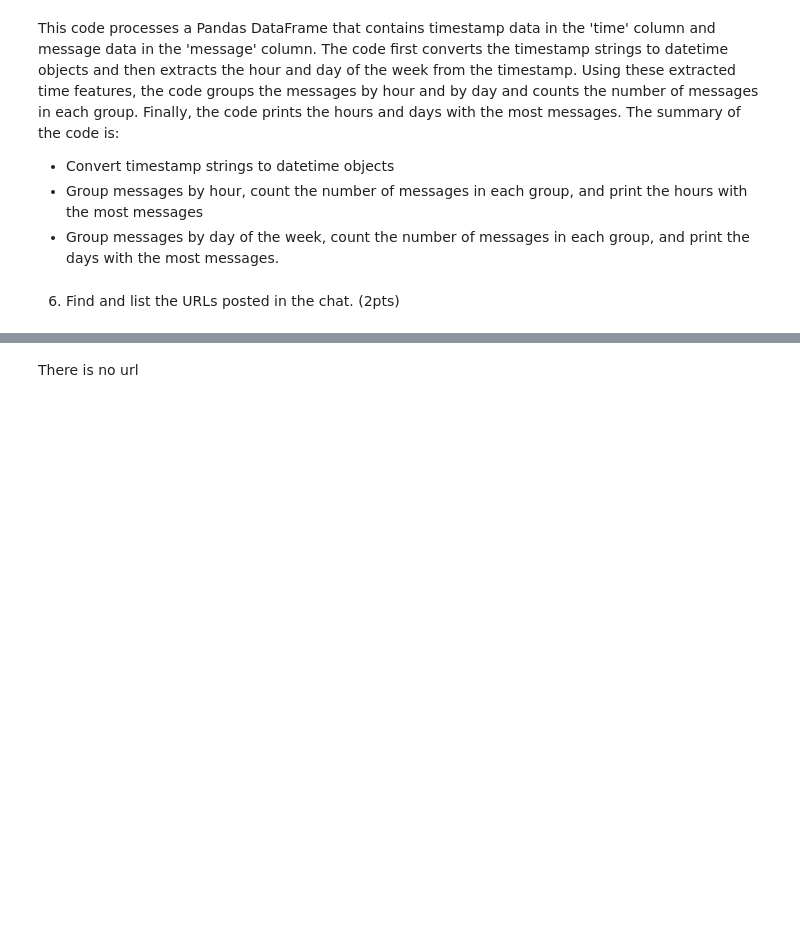
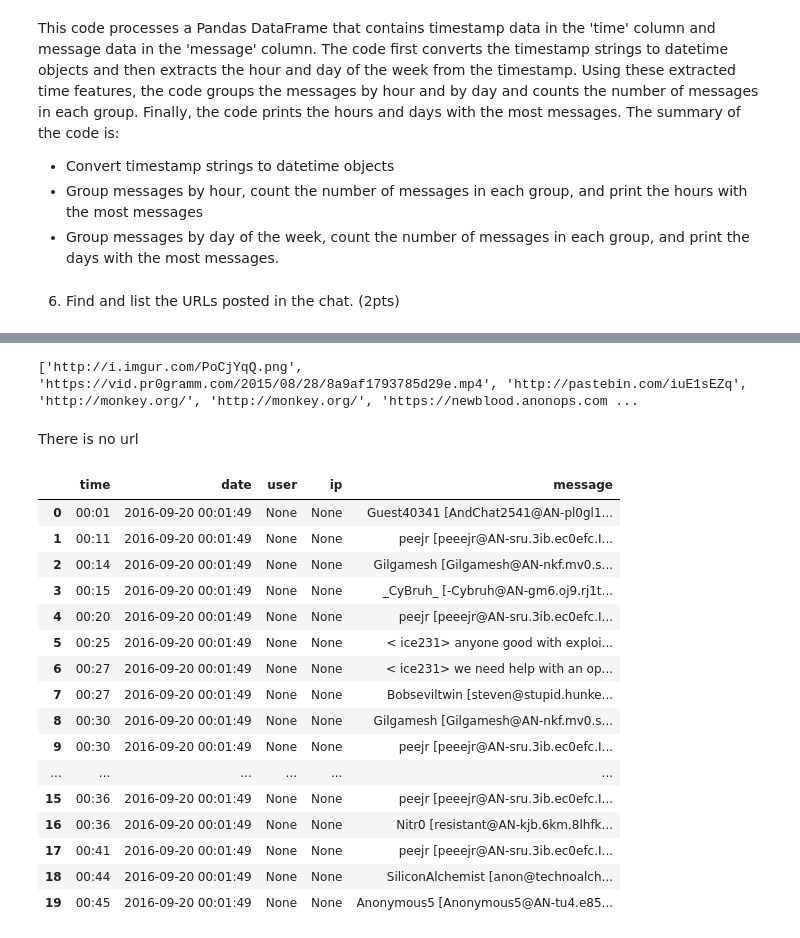
Before and after one commit to pchaumal/Data-Science-and-Machine-LearningProjects, a Jupyter notebook: hackers-log-analysis.ipynb, the cells around one changed output, grey strips where cells are left out. Drawn from its saved outputs; the diff is of its cells as text; code cells hidden in the pictures; blank space fills up the shorter version.

```diff
--- a/hackers-log-analysis.ipynb
+++ b/hackers-log-analysis.ipynb
@@ -326,2 +332,73 @@ print(urls)
+# %%
+import re
+
+# Define regular expression pattern to match URLs
+url_pattern = re.compile(r'http[s]?://(?:[a-zA-Z]|[0-9]|[$-_@.&+]|[!*\(\),]|(?:%[0-9a-fA-F][0-9a-fA-F]))+')
+
+# Create an empty list to store the URLs
+urls = []
+
+# Loop through each message in the dataframe
+for message in df['message']:
+    # Use the findall() method to extract all URLs from the message
+    urls_in_message = url_pattern.findall(message)
+
+    # If any URLs were found, add them to the list of URLs
+    if urls_in_message:
+        urls.extend(urls_in_message)
+
+# Print out the list of URLs
+print(urls)
+# %% [output]
+['http://i.imgur.com/PoCjYqQ.png', 'https://vid.pr0gramm.com/2015/08/28/8a9af1793785d29e.mp4', 'http://pastebin.com/iuE1sEZq', 'http://monkey.org/', 'http://monkey.org/', 'https://newblood.anonops.com ...
 # %% [markdown]
 There is no url
+# %%
+import pandas as pd
+import re
+
+# define a regular expression to extract the relevant information from each line of the log file
+pattern = r'--- Log opened (\w{3} \w{3} \d{2} \d{2}:\d{2}:\d{2} \d{4})'
+
+# read the log file into a list of dictionaries
+logs = []
+with open('/kaggle/input/hackers-log/hackers.log', encoding='utf-8', errors='replace') as f:
+    log_date = None  # variable to store the log date
+    for line in f:
+        match = re.search(pattern, line)
+        if match:
+            log_date = pd.to_datetime(match.group(1), format='%a %b %d %H:%M:%S %Y')
+        else:
+            match = re.search(r'(\d{2}:\d{2})', line)
+            if match:
+                time = match.group(1)
+                logs.append({
+                    'time': time,
+                    'date': log_date,
+                    'user': None,
+                    'ip': None,
+                    'message': line.strip(time + ' -!- ')
+                })
+
+# convert the list of dictionaries to a pandas DataFrame
+df = pd.DataFrame(logs)
+# %%
+df.head(20)
+# %% [output]
+|  | time | date | user | ip | message |
+| 0 | 00:01 | 2016-09-20 00:01:49 | None | None | Guest40341 [AndChat2541@AN-pl0gl1... |
+| 1 | 00:11 | 2016-09-20 00:01:49 | None | None | peejr [peeejr@AN-sru.3ib.ec0efc.I... |
+| 2 | 00:14 | 2016-09-20 00:01:49 | None | None | Gilgamesh [Gilgamesh@AN-nkf.mv0.s... |
+| 3 | 00:15 | 2016-09-20 00:01:49 | None | None | _CyBruh_ [-Cybruh@AN-gm6.oj9.rj1t... |
+| 4 | 00:20 | 2016-09-20 00:01:49 | None | None | peejr [peeejr@AN-sru.3ib.ec0efc.I... |
+| 5 | 00:25 | 2016-09-20 00:01:49 | None | None | < ice231> anyone good with exploi... |
+| 6 | 00:27 | 2016-09-20 00:01:49 | None | None | < ice231> we need help with an op... |
+| 7 | 00:27 | 2016-09-20 00:01:49 | None | None | Bobseviltwin [steven@stupid.hunke... |
+| 8 | 00:30 | 2016-09-20 00:01:49 | None | None | Gilgamesh [Gilgamesh@AN-nkf.mv0.s... |
+| 9 | 00:30 | 2016-09-20 00:01:49 | None | None | peejr [peeejr@AN-sru.3ib.ec0efc.I... |
+| ... | ... | ... | ... | ... | ... |
+| 15 | 00:36 | 2016-09-20 00:01:49 | None | None | peejr [peeejr@AN-sru.3ib.ec0efc.I... |
+| 16 | 00:36 | 2016-09-20 00:01:49 | None | None | Nitr0 [resistant@AN-kjb.6km.8lhfk... |
+| 17 | 00:41 | 2016-09-20 00:01:49 | None | None | peejr [peeejr@AN-sru.3ib.ec0efc.I... |
+| 18 | 00:44 | 2016-09-20 00:01:49 | None | None | SiliconAlchemist [anon@technoalch... |
+| 19 | 00:45 | 2016-09-20 00:01:49 | None | None | Anonymous5 [Anonymous5@AN-tu4.e85... |
```
Also changed, not shown: parts of 11 cells of this notebook.
